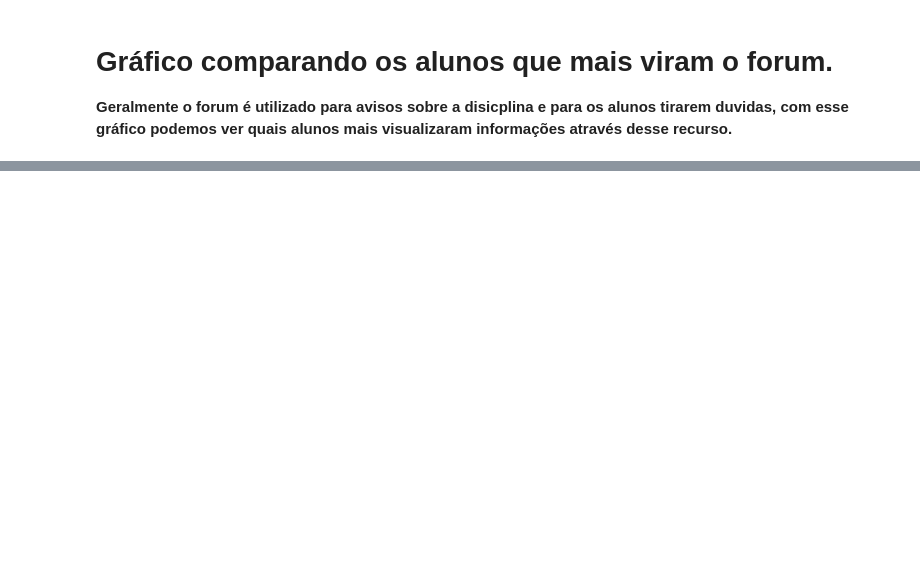
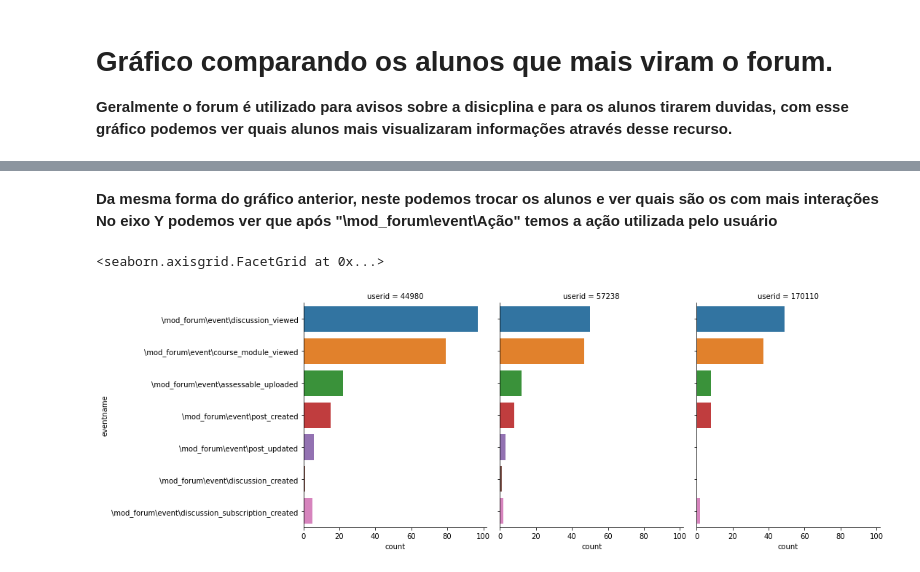
Before and after one commit to atp/edisc-analytics, a Jupyter notebook: Analise_de_Engajamento.ipynb, the cells around one changed output, grey strips where cells are left out. Drawn from its saved outputs; the diff is of its cells as text; code cells hidden in the pictures; blank space fills up the shorter version.

```diff
--- a/Analise_de_Engajamento.ipynb
+++ b/Analise_de_Engajamento.ipynb
@@ -272,0 +279,9 @@ indicadf.groupby('userid').apply(mandou_msg).plot(kind='barh')
+# %% [markdown]
+**Da mesma forma do gráfico anterior, neste podemos trocar os alunos e ver quais são os com mais interações**
+**No eixo Y podemos ver que após "\mod_forum\event\Ação" temos a ação utilizada pelo usuário**
+# %%
+data = engajaforum.query("userid in [170110,44980,57238]")
+sns.catplot(data=data,y='eventname',col='userid',col_wrap=3,kind='count')
+# %% [output]
+<seaborn.axisgrid.FacetGrid at 0x...>
+[figure, added]
```
Also changed, not shown: parts of 15 cells of this notebook.
